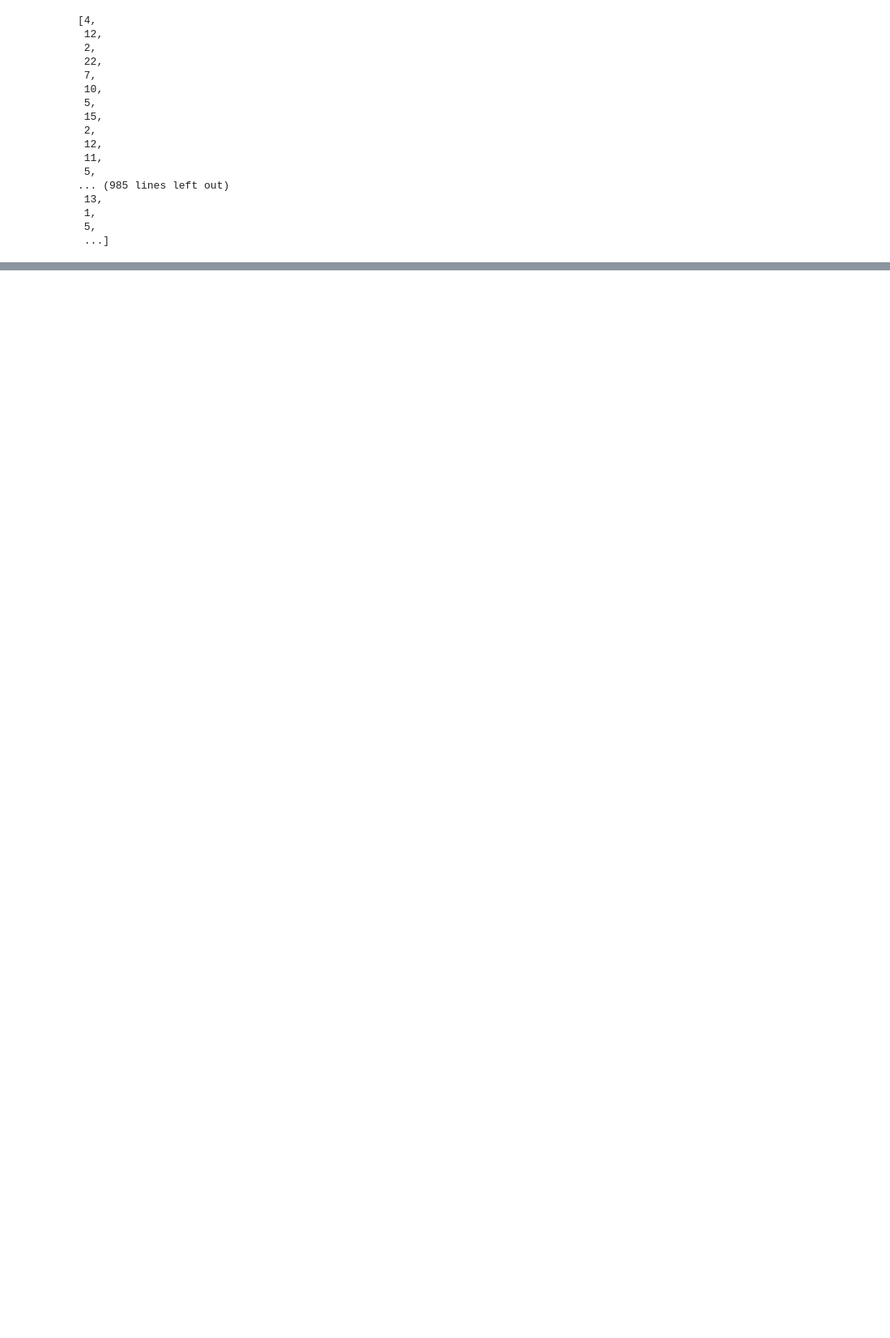
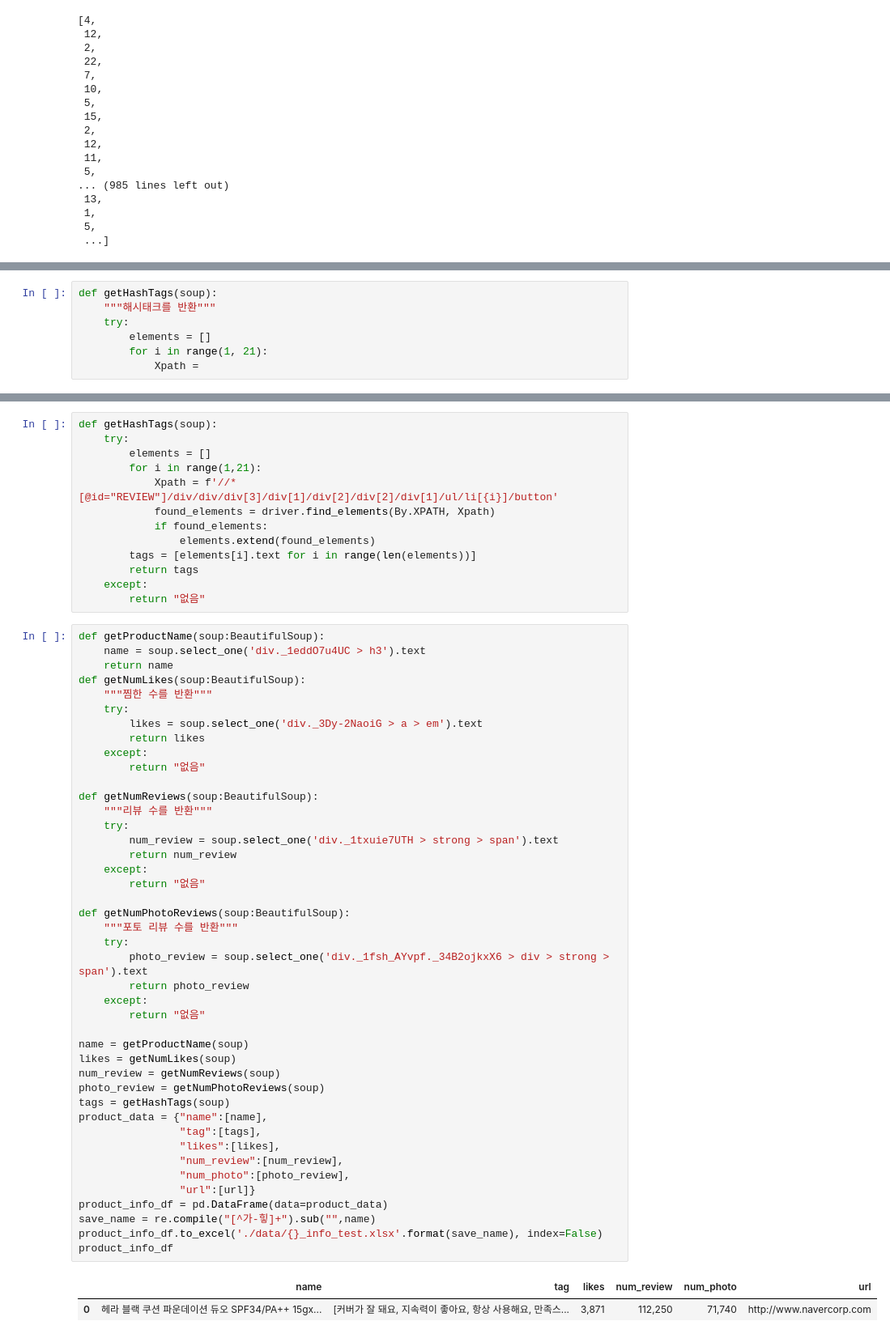
Before and after one commit to semin-pk/DataAnalysisPython, a Jupyter notebook: 2장/chapter02.ipynb, the cells around one changed output, grey strips where cells are left out. Shown at 81% size. Cells and saved outputs as stored; diff of their text form; blank space fills up the shorter version.

```diff
--- a/2장/chapter02.ipynb
+++ b/2장/chapter02.ipynb
@@ -836,0 +949,7 @@ all_num_replys_
+# %%
+def getHashTags(soup):
+    """해시태크를 반환"""
+    try:
+        elements = []
+        for i in range(1, 21):
+            Xpath =
@@ -836,0 +958,59 @@ all_num_replys_
+# %%
+def getHashTags(soup):
+    try:
+        elements = []
+        for i in range(1,21):
+            Xpath = f'//*[@id="REVIEW"]/div/div/div[3]/div[1]/div[2]/div[2]/div[1]/ul/li[{i}]/button'
+            found_elements = driver.find_elements(By.XPATH, Xpath)
+            if found_elements:
+                elements.extend(found_elements)
+        tags = [elements[i].text for i in range(len(elements))]
+        return tags
+    except:
+        return "없음"
+# %%
+def getProductName(soup:BeautifulSoup):
+    name = soup.select_one('div._1eddO7u4UC > h3').text
+    return name
+def getNumLikes(soup:BeautifulSoup):
+    """찜한 수를 반환"""
+    try:
+        likes = soup.select_one('div._3Dy-2NaoiG > a > em').text
+        return likes
+    except:
+        return "없음"
+
+def getNumReviews(soup:BeautifulSoup):
+    """리뷰 수를 반환"""
+    try:
+        num_review = soup.select_one('div._1txuie7UTH > strong > span').text
+        return num_review
+    except:
+        return "없음"
+
+def getNumPhotoReviews(soup:BeautifulSoup):
+    """포토 리뷰 수를 반환"""
+    try:
+        photo_review = soup.select_one('div._1fsh_AYvpf._34B2ojkxX6 > div > strong > span').text
+        return photo_review
+    except:
+        return "없음"
+
+name = getProductName(soup)
+likes = getNumLikes(soup)
+num_review = getNumReviews(soup)
+photo_review = getNumPhotoReviews(soup)
+tags = getHashTags(soup)
+product_data = {"name":[name],
+                "tag":[tags],
+                "likes":[likes],
+                "num_review":[num_review],
+                "num_photo":[photo_review],
+                "url":[url]}
+product_info_df = pd.DataFrame(data=product_data)
+save_name = re.compile("[^가-힣]+").sub("",name)
+product_info_df.to_excel('./data/{}_info_test.xlsx'.format(save_name), index=False)
+product_info_df
+# %% [output]
+|  | name | tag | likes | num_review | num_photo | url |
+| 0 | 헤라 블랙 쿠션 파운데이션 듀오 SPF34/PA++ 15gx... | [커버가 잘 돼요, 지속력이 좋아요, 항상 사용해요, 만족스... | 3,871 | 112,250 | 71,740 | http://www.navercorp.com |
```
Also changed, not shown: parts of 17 cells of this notebook.
